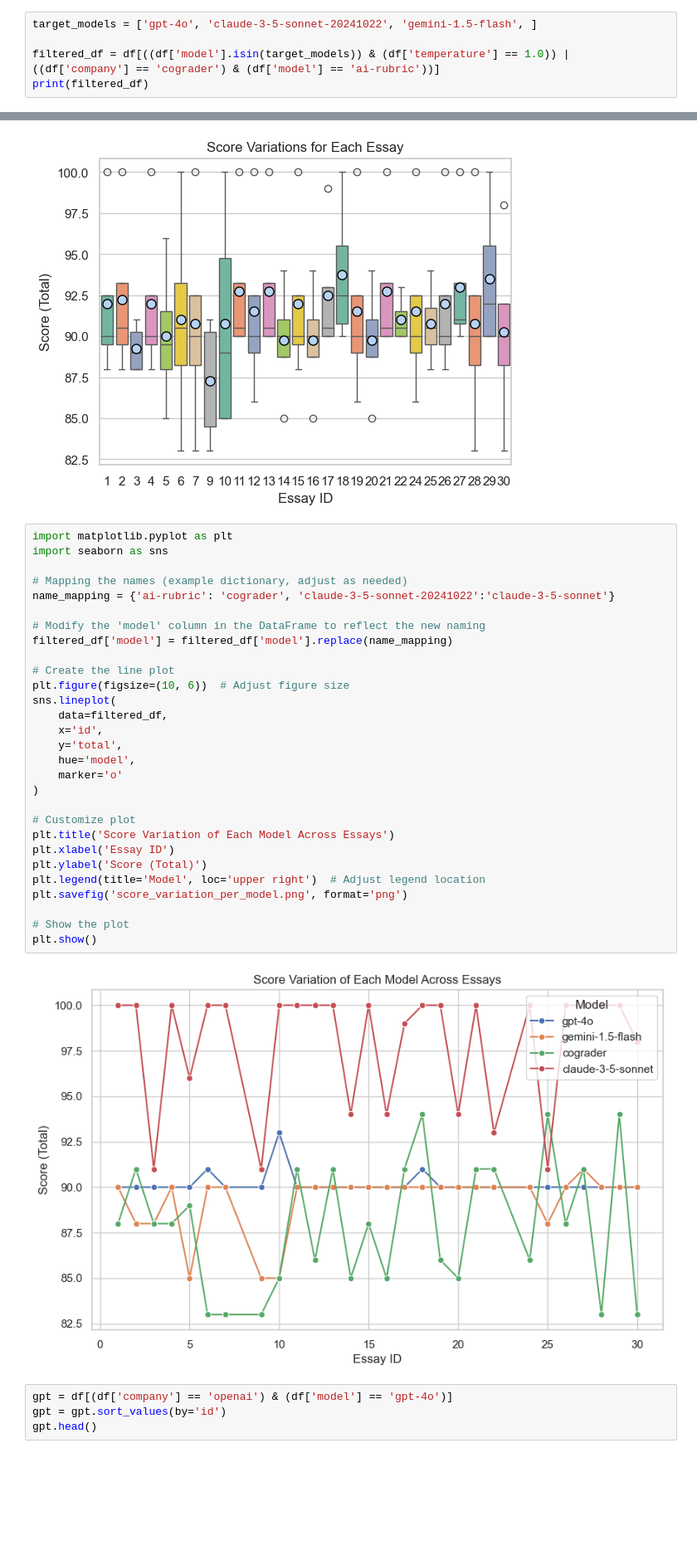
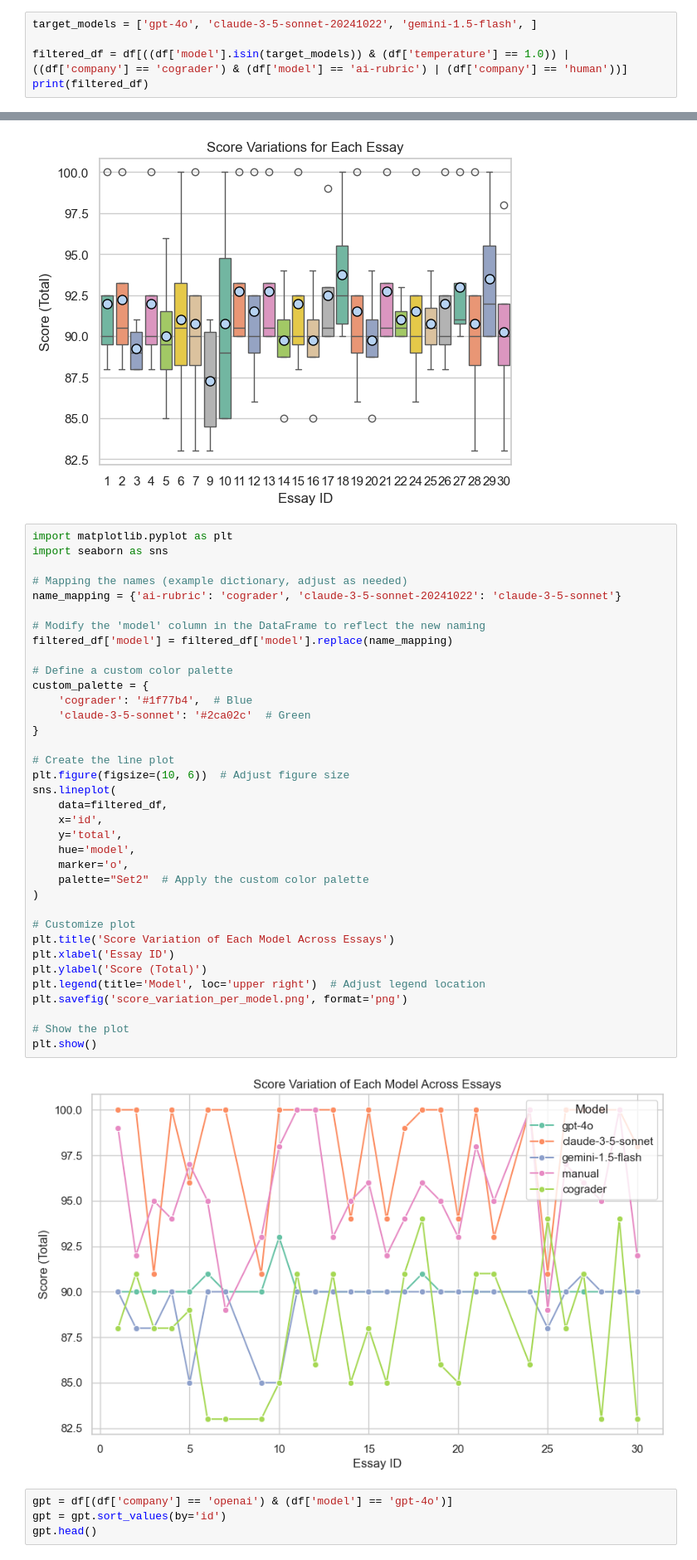
Before and after one commit to charlottezhu1/LLM_Essay_Grader, a Jupyter notebook: sort.ipynb, the cells around one changed output, grey strips where cells are left out. Shown at 83% size. Drawn from its saved outputs; the diff is of its cells as text; blank space fills up the shorter version.

Commit message:
updated graphs, added bulk results

```diff
--- a/sort.ipynb
+++ b/sort.ipynb
@@ -38,6 +38,6 @@ df.describe()
 # %%
 target_models = ['gpt-4o', 'claude-3-5-sonnet-20241022', 'gemini-1.5-flash', ]
 
-filtered_df = df[((df['model'].isin(target_models)) & (df['temperature'] == 1.0)) | ((df['company'] == 'cograder') & (df['model'] == 'ai-rubric'))]
+filtered_df = df[((df['model'].isin(target_models)) & (df['temperature'] == 1.0)) | ((df['company'] == 'cograder') & (df['model'] == 'ai-rubric') | (df['company'] == 'human'))]
 print(filtered_df)
 # %% [output]
@@ -95,34 +95,41 @@ Passing `palette` without assigning `hue` is deprecated and will be removed in v
 # %%
 import matplotlib.pyplot as plt
 import seaborn as sns
 
 # Mapping the names (example dictionary, adjust as needed)
-name_mapping = {'ai-rubric': 'cograder', 'claude-3-5-sonnet-20241022':'claude-3-5-sonnet'}
+name_mapping = {'ai-rubric': 'cograder', 'claude-3-5-sonnet-20241022': 'claude-3-5-sonnet'}
 
 # Modify the 'model' column in the DataFrame to reflect the new naming
 filtered_df['model'] = filtered_df['model'].replace(name_mapping)
+
+# Define a custom color palette
+custom_palette = {
+    'cograder': '#1f77b4',  # Blue
+    'claude-3-5-sonnet': '#2ca02c'  # Green
+}
 
 # Create the line plot
 plt.figure(figsize=(10, 6))  # Adjust figure size
 sns.lineplot(
     data=filtered_df,
     x='id',
     y='total',
     hue='model',
-    marker='o'
+    marker='o',
+    palette="Set2"  # Apply the custom color palette
 )
 
 # Customize plot
 plt.title('Score Variation of Each Model Across Essays')
 plt.xlabel('Essay ID')
 plt.ylabel('Score (Total)')
 plt.legend(title='Model', loc='upper right')  # Adjust legend location
 plt.savefig('score_variation_per_model.png', format='png')
 
 # Show the plot
 plt.show()
 # %% [output]
-[figure, old version]
+[figure, new version]
 # %%
 gpt = df[(df['company'] == 'openai') & (df['model'] == 'gpt-4o')]
 gpt = gpt.sort_values(by='id')
```
Also changed, not shown: parts of 5 cells of this notebook, 7 other files.
